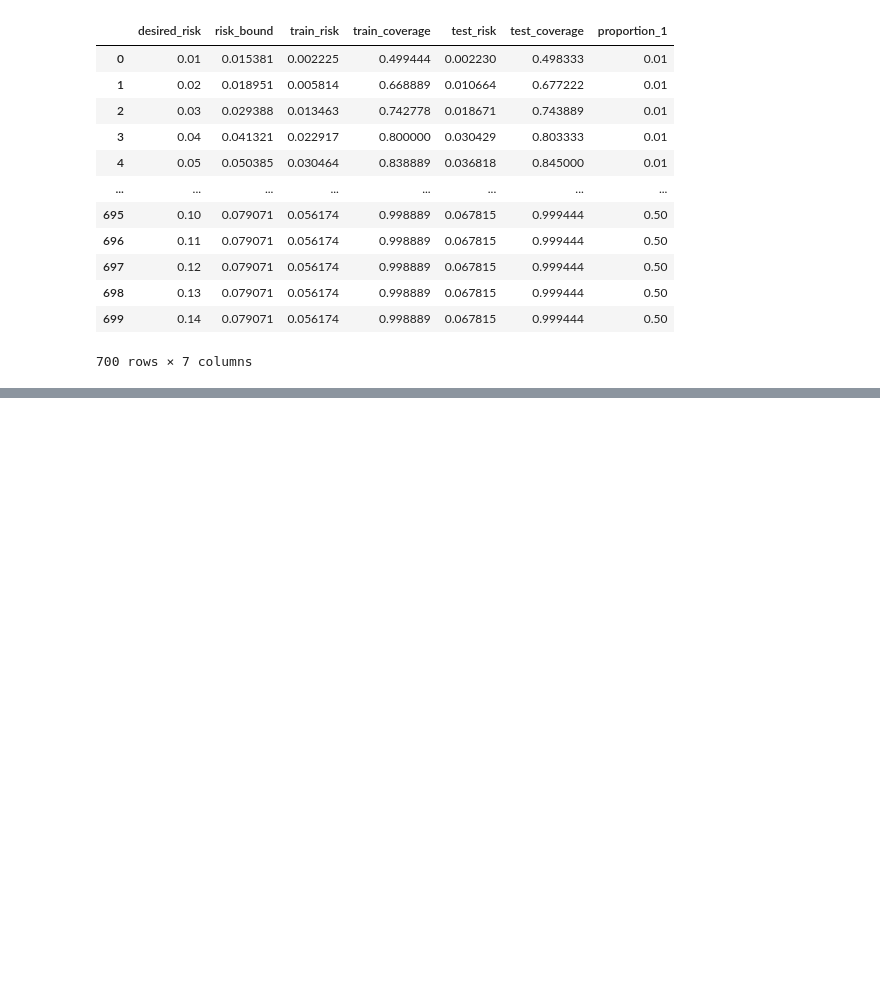
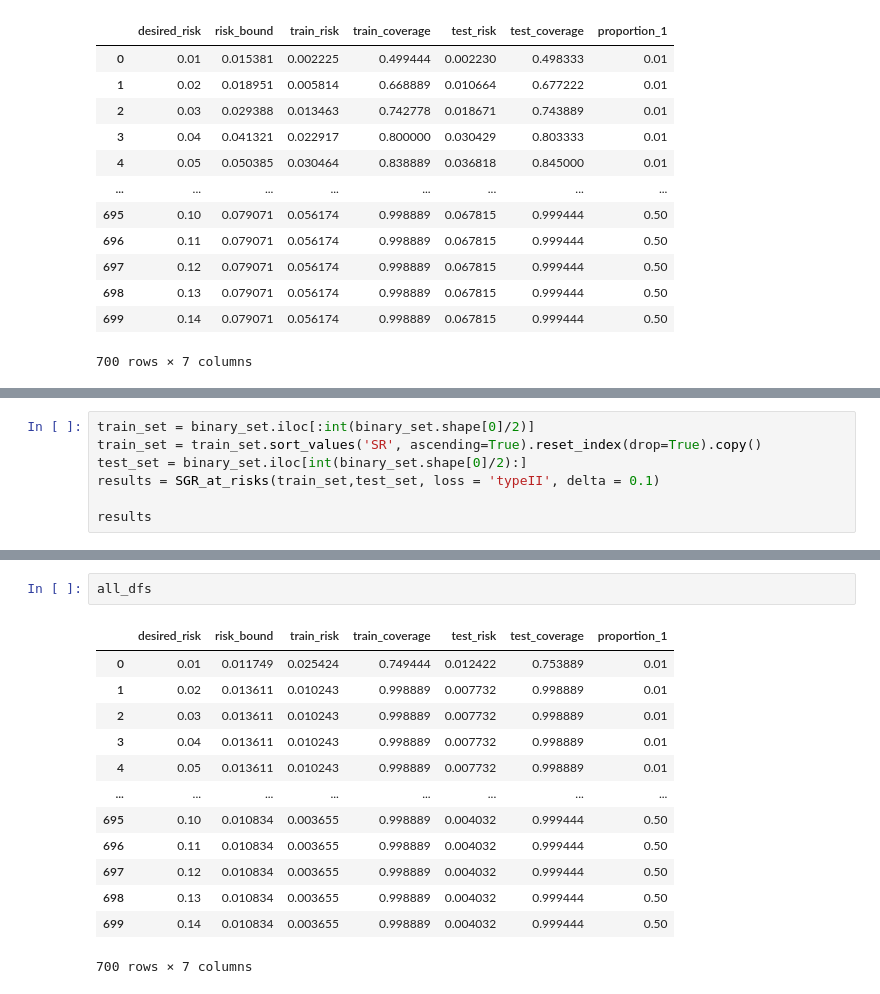
Before and after one commit to EmilienJemelen/selective-classification, a Jupyter notebook: vgg16_cifar10/SGR_vgg16_cifar10.ipynb, the cells around one changed output, grey strips where cells are left out. Cells and saved outputs as stored; diff of their text form; blank space fills up the shorter version.

```diff
--- a/vgg16_cifar10/SGR_vgg16_cifar10.ipynb
+++ b/vgg16_cifar10/SGR_vgg16_cifar10.ipynb
@@ -121,0 +184,7 @@ all_dfs
+# %%
+train_set = binary_set.iloc[:int(binary_set.shape[0]/2)]
+train_set = train_set.sort_values('SR', ascending=True).reset_index(drop=True).copy()
+test_set = binary_set.iloc[int(binary_set.shape[0]/2):]
+results = SGR_at_risks(train_set,test_set, loss = 'typeII', delta = 0.1)
+
+results
@@ -157,0 +223,16 @@ Autrement dit, à couverture égale le risque d'erreur augmente quand le déséq
+# %%
+all_dfs
+# %% [output]
+|  | desired_risk | risk_bound | train_risk | train_coverage | test_risk | test_coverage | proportion_1 |
+| 0 | 0.01 | 0.011749 | 0.025424 | 0.749444 | 0.012422 | 0.753889 | 0.01 |
+| 1 | 0.02 | 0.013611 | 0.010243 | 0.998889 | 0.007732 | 0.998889 | 0.01 |
+| 2 | 0.03 | 0.013611 | 0.010243 | 0.998889 | 0.007732 | 0.998889 | 0.01 |
+| 3 | 0.04 | 0.013611 | 0.010243 | 0.998889 | 0.007732 | 0.998889 | 0.01 |
+| 4 | 0.05 | 0.013611 | 0.010243 | 0.998889 | 0.007732 | 0.998889 | 0.01 |
+| ... | ... | ... | ... | ... | ... | ... | ... |
+| 695 | 0.10 | 0.010834 | 0.003655 | 0.998889 | 0.004032 | 0.999444 | 0.50 |
+| 696 | 0.11 | 0.010834 | 0.003655 | 0.998889 | 0.004032 | 0.999444 | 0.50 |
+| 697 | 0.12 | 0.010834 | 0.003655 | 0.998889 | 0.004032 | 0.999444 | 0.50 |
+| 698 | 0.13 | 0.010834 | 0.003655 | 0.998889 | 0.004032 | 0.999444 | 0.50 |
+| 699 | 0.14 | 0.010834 | 0.003655 | 0.998889 | 0.004032 | 0.999444 | 0.50 |
+700 rows × 7 columns
```
Also changed, not shown: parts of 16 cells of this notebook, 1 other file.
